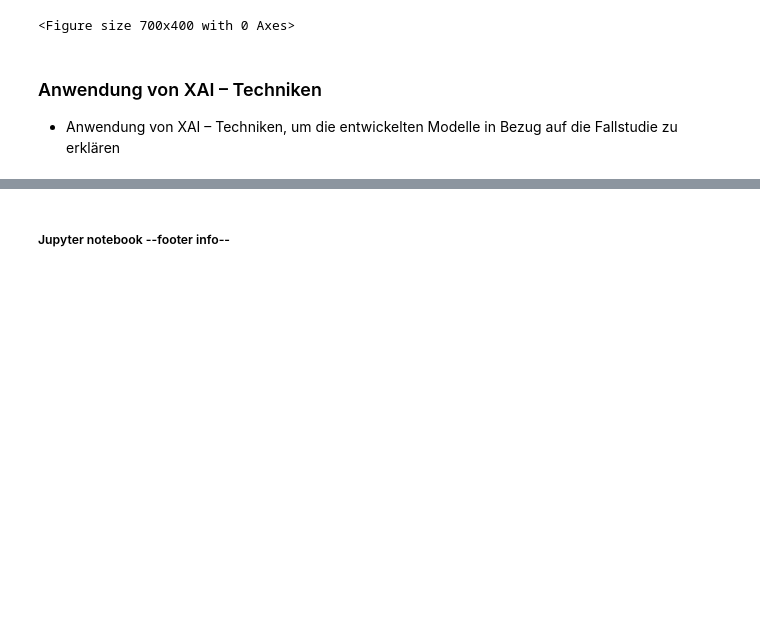
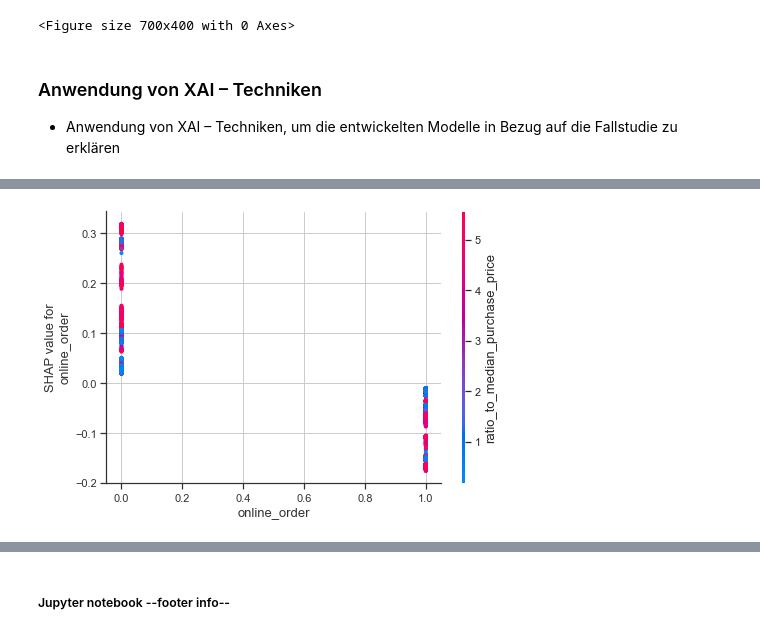
Before and after one commit to zwoi/creditcard, a Jupyter notebook: creditcard_fraud.ipynb, the cells around one changed output, grey strips where cells are left out. Saved outputs shown, nothing was run; the diff lists cells and outputs as text; code cells hidden in the pictures; blank space fills up the shorter version.

```diff
--- a/creditcard_fraud.ipynb
+++ b/creditcard_fraud.ipynb
@@ -1787,0 +1768,4 @@ in Bezug auf die Fallstudie zu erklären
+# %%
+shap.dependence_plot("online_order", shap_values[0], X_test)
+# %% [output]
+[figure, added]
```
Also changed, not shown: parts of 29 cells of this notebook.
